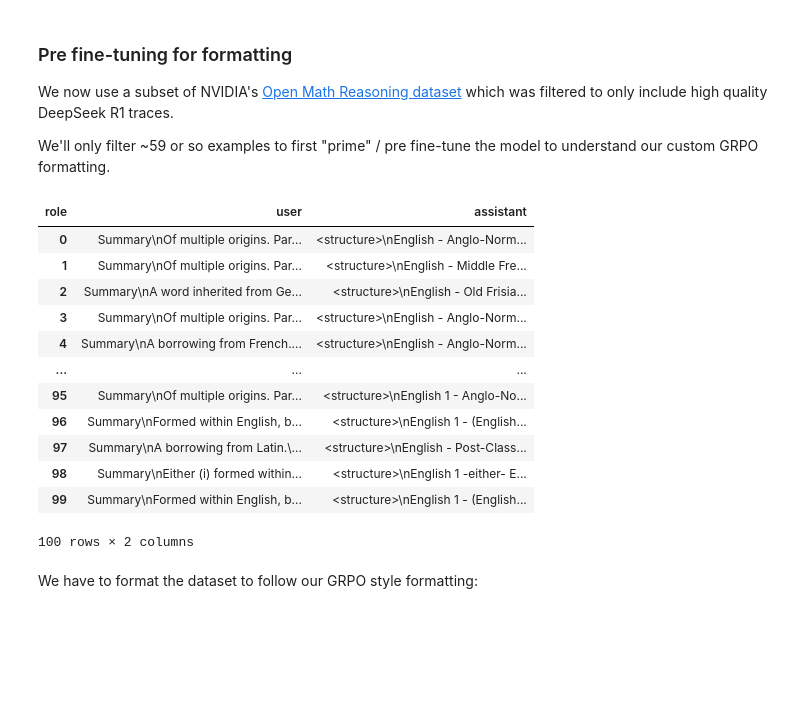
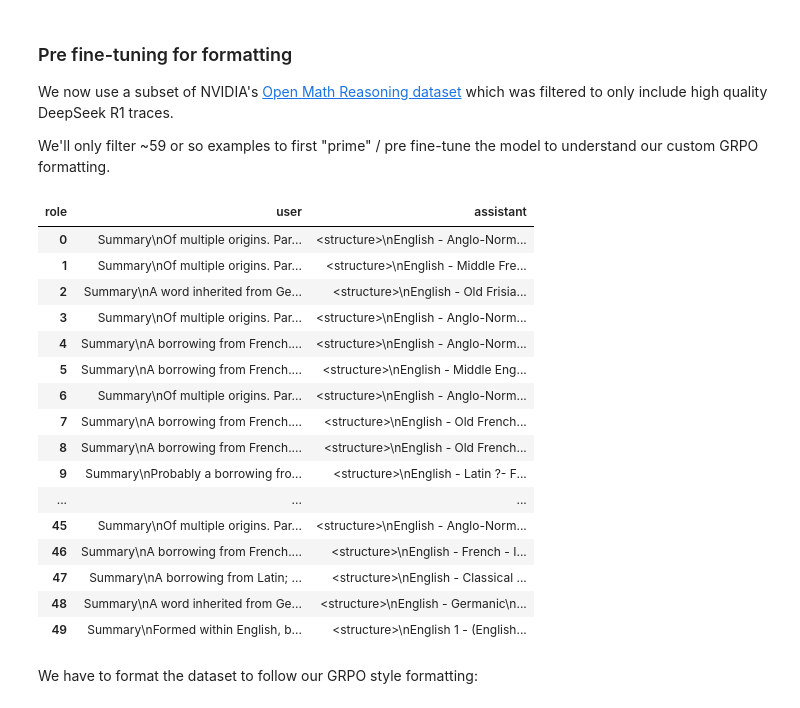
Before and after one commit to lyw02/EtymologyLM, a Jupyter notebook: nb/Qwen3_(4B)-GRPO.ipynb, the cells around one changed output. Saved outputs shown, nothing was run; the diff lists cells and outputs as text; code cells hidden in the pictures; blank space fills up the shorter version.

```diff
--- a/nb/Qwen3_(4B)-GRPO.ipynb
+++ b/nb/Qwen3_(4B)-GRPO.ipynb
@@ -226,55 +191,46 @@ We'll only filter ~59 or so examples to first "prime" / pre fine-tune the model
 # %%
 from datasets import load_dataset
 import pandas as pd
 import numpy as np
 
-# dataset = load_dataset("unsloth/OpenMathReasoning-mini", split = "cot")
-# dataset = dataset.to_pandas()[
-#     ["expected_answer", "problem", "generated_solution"]
-# ]
 
 dataset = load_dataset("lyw02/ety-100-core", split = "train")
 df = dataset.to_pandas()
 df_exp = df.explode("messages")
 msg_df = pd.json_normalize(df_exp["messages"])
 msg_df["conv_id"] = df_exp.index
 agg = (
     msg_df
     .groupby(["conv_id", "role"])["content"]
     .apply(list)
     .unstack(fill_value=[])
 )
 agg["user"] = agg["user"].str[0]
 agg["assistant"] = agg["assistant"].str[0]
 
 dataset = agg.reset_index(drop=True)[["user", "assistant"]]
 
+dataset = dataset.head(50)
+
 dataset
-
-# dataset = dataset.to_pandas()[
-#     ["expected_answer", "problem", "generated_solution"]
-# ]
-
-# # Try converting to number - if not, replace with NaN
-# is_number = pd.to_numeric(pd.Series(dataset["expected_answer"]), errors = "coerce").notnull()
-# # Select only numbers
-# dataset = dataset.iloc[np.where(is_number)[0]]
-
-# dataset
 # %% [output]
 | role | user | assistant |
 | 0 | Summary\nOf multiple origins. Par... | <structure>\nEnglish - Anglo-Norm... |
 | 1 | Summary\nOf multiple origins. Par... | <structure>\nEnglish - Middle Fre... |
 | 2 | Summary\nA word inherited from Ge... | <structure>\nEnglish - Old Frisia... |
 | 3 | Summary\nOf multiple origins. Par... | <structure>\nEnglish - Anglo-Norm... |
 | 4 | Summary\nA borrowing from French.... | <structure>\nEnglish - Anglo-Norm... |
+| 5 | Summary\nA borrowing from French.... | <structure>\nEnglish - Middle Eng... |
+| 6 | Summary\nOf multiple origins. Par... | <structure>\nEnglish - Anglo-Norm... |
+| 7 | Summary\nA borrowing from French.... | <structure>\nEnglish - Old French... |
+| 8 | Summary\nA borrowing from French.... | <structure>\nEnglish - Old French... |
+| 9 | Summary\nProbably a borrowing fro... | <structure>\nEnglish - Latin ?- F... |
 | ... | ... | ... |
-| 95 | Summary\nOf multiple origins. Par... | <structure>\nEnglish 1 - Anglo-No... |
-| 96 | Summary\nFormed within English, b... | <structure>\nEnglish 1 - (English... |
-| 97 | Summary\nA borrowing from Latin.\... | <structure>\nEnglish - Post-Class... |
-| 98 | Summary\nEither (i) formed within... | <structure>\nEnglish 1 -either- E... |
-| 99 | Summary\nFormed within English, b... | <structure>\nEnglish 1 - (English... |
+| 45 | Summary\nOf multiple origins. Par... | <structure>\nEnglish - Anglo-Norm... |
+| 46 | Summary\nA borrowing from French.... | <structure>\nEnglish - French - I... |
+| 47 | Summary\nA borrowing from Latin; ... | <structure>\nEnglish - Classical ... |
+| 48 | Summary\nA word inherited from Ge... | <structure>\nEnglish - Germanic\n... |
+| 49 | Summary\nFormed within English, b... | <structure>\nEnglish 1 - (English... |
-100 rows × 2 columns
 # %% [markdown]
 We have to format the dataset to follow our GRPO style formatting:
 # %%
```
Also changed, not shown: parts of 31 cells of this notebook.
